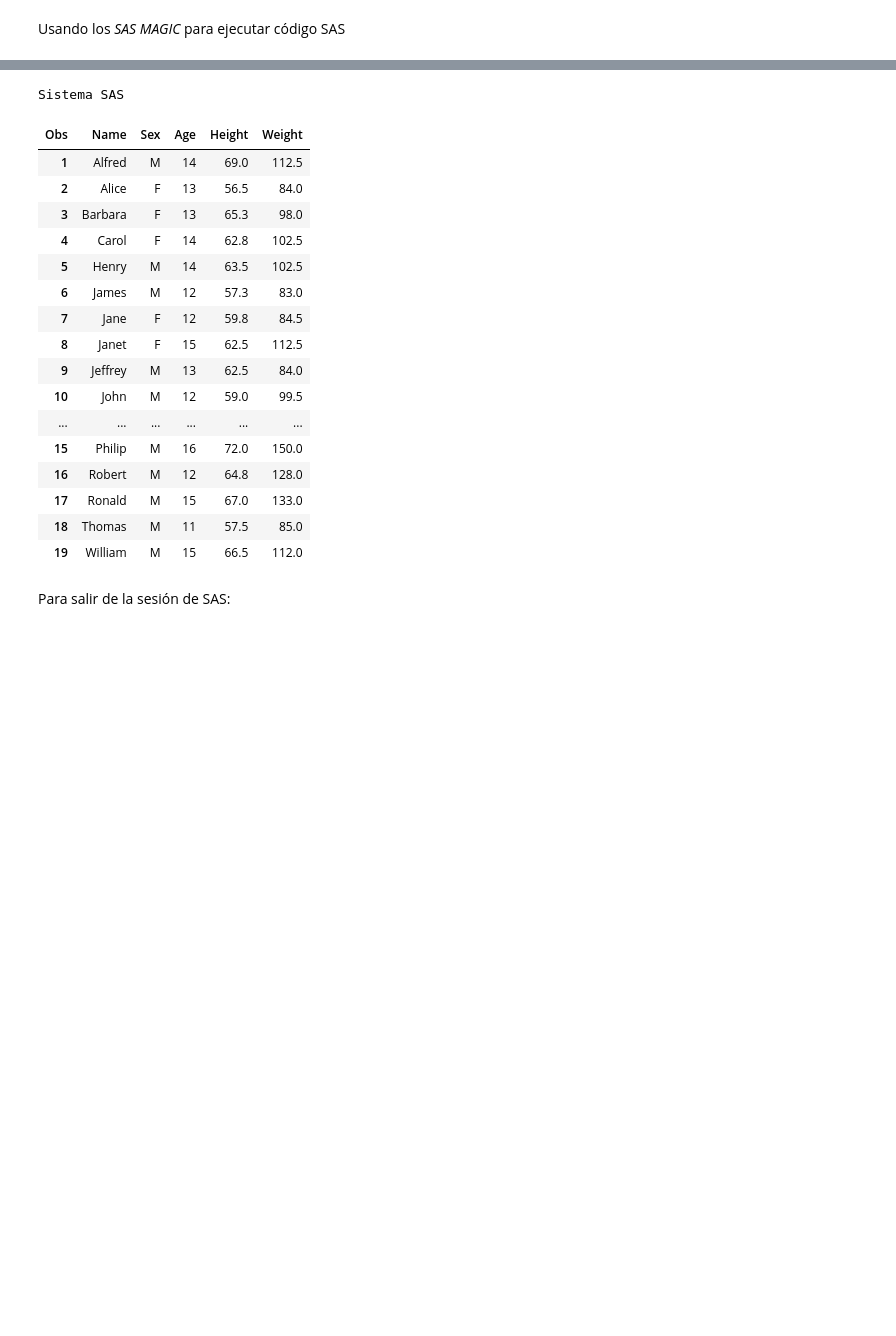
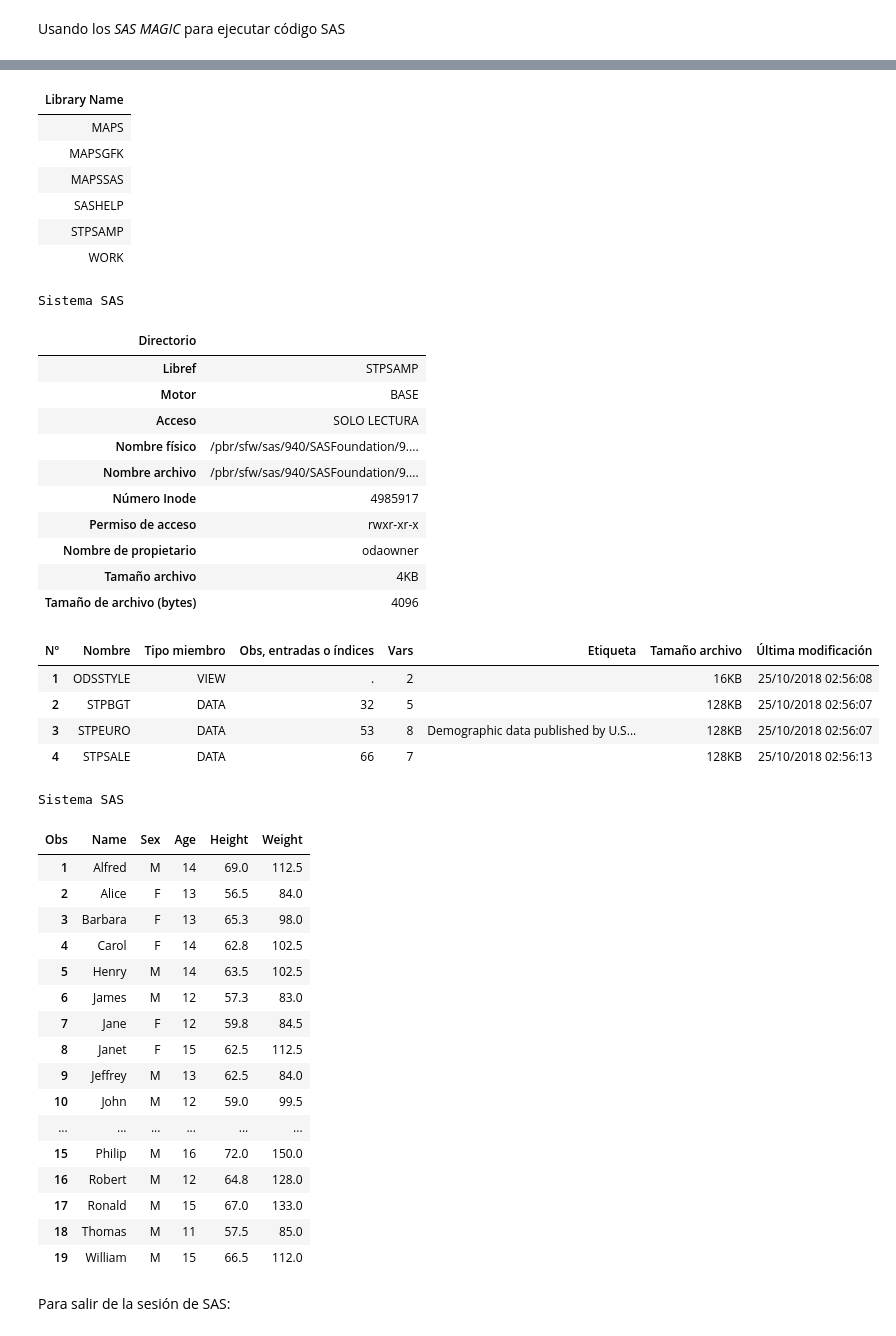
Before and after one commit to FranciscoAriel/FranciscoAriel.github.io, a Jupyter notebook: site/sas/src/Aprendiendo_saspy.ipynb, the cells around one changed output, grey strips where cells are left out. Saved outputs shown, nothing was run; the diff lists cells and outputs as text; code cells hidden in the pictures; blank space fills up the shorter version.

```diff
--- a/site/sas/src/Aprendiendo_saspy.ipynb
+++ b/site/sas/src/Aprendiendo_saspy.ipynb
@@ -48,6 +64,12 @@ datos.columnInfo()
 Usando los *SAS MAGIC* para ejecutar código SAS
 # %%
 %%SAS
+PROC SQL;
+SELECT UNIQUE
+LIBNAME FROM sashelp.vcolumn ORDER BY LIBNAME;
+QUIT;
+PROC DATASETS LIBRARY = STPSAMP DETAILS;
+RUN;
 proc print data=sashelp.class;
 run;
 
@@ -60,21 +81,45 @@ SAS Connection established. Subprocess id is 11900
+| Library Name |
+| MAPS |
+| MAPSGFK |
+| MAPSSAS |
+| SASHELP |
+| STPSAMP |
+| WORK |
 Sistema SAS
-| Obs | Name | Sex | Age | Height | Weight |
-| 1 | Alfred | M | 14 | 69.0 | 112.5 |
-| 2 | Alice | F | 13 | 56.5 | 84.0 |
-| 3 | Barbara | F | 13 | 65.3 | 98.0 |
-| 4 | Carol | F | 14 | 62.8 | 102.5 |
-| 5 | Henry | M | 14 | 63.5 | 102.5 |
-| 6 | James | M | 12 | 57.3 | 83.0 |
-| 7 | Jane | F | 12 | 59.8 | 84.5 |
-| 8 | Janet | F | 15 | 62.5 | 112.5 |
-| 9 | Jeffrey | M | 13 | 62.5 | 84.0 |
-| 10 | John | M | 12 | 59.0 | 99.5 |
-| ... | ... | ... | ... | ... | ... |
-| 15 | Philip | M | 16 | 72.0 | 150.0 |
-| 16 | Robert | M | 12 | 64.8 | 128.0 |
-| 17 | Ronald | M | 15 | 67.0 | 133.0 |
-| 18 | Thomas | M | 11 | 57.5 | 85.0 |
-| 19 | William | M | 15 | 66.5 | 112.0 |
+| Directorio |  |
+| Libref | STPSAMP |
+| Motor | BASE |
+| Acceso | SOLO LECTURA |
+| Nombre físico | /pbr/sfw/sas/940/SASFoundation/9.... |
+| Nombre archivo | /pbr/sfw/sas/940/SASFoundation/9.... |
+| Número Inode | 4985917 |
+| Permiso de acceso | rwxr-xr-x |
+| Nombre de propietario | odaowner |
+| Tamaño archivo | 4KB |
+| Tamaño de archivo (bytes) | 4096 |
+| Nº | Nombre | Tipo miembro | Obs, entradas o índices | Vars | Etiqueta | Tamaño archivo | Última modificación |
+| 1 | ODSSTYLE | VIEW | . | 2 |  | 16KB | 25/10/2018 02:56:08 |
+| 2 | STPBGT | DATA | 32 | 5 |  | 128KB | 25/10/2018 02:56:07 |
+| 3 | STPEURO | DATA | 53 | 8 | Demographic data published by U.S... | 128KB | 25/10/2018 02:56:07 |
+| 4 | STPSALE | DATA | 66 | 7 |  | 128KB | 25/10/2018 02:56:13 |
+Sistema SAS
+| Obs | Name | Sex | Age | Height | Weight |
+| 1 | Alfred | M | 14 | 69.0 | 112.5 |
+| 2 | Alice | F | 13 | 56.5 | 84.0 |
+| 3 | Barbara | F | 13 | 65.3 | 98.0 |
+| 4 | Carol | F | 14 | 62.8 | 102.5 |
+| 5 | Henry | M | 14 | 63.5 | 102.5 |
+| 6 | James | M | 12 | 57.3 | 83.0 |
+| 7 | Jane | F | 12 | 59.8 | 84.5 |
+| 8 | Janet | F | 15 | 62.5 | 112.5 |
+| 9 | Jeffrey | M | 13 | 62.5 | 84.0 |
+| 10 | John | M | 12 | 59.0 | 99.5 |
+| ... | ... | ... | ... | ... | ... |
+| 15 | Philip | M | 16 | 72.0 | 150.0 |
+| 16 | Robert | M | 12 | 64.8 | 128.0 |
+| 17 | Ronald | M | 15 | 67.0 | 133.0 |
+| 18 | Thomas | M | 11 | 57.5 | 85.0 |
+| 19 | William | M | 15 | 66.5 | 112.0 |
 # %% [markdown]
 Para salir de la sesión de SAS:
 # %%
```
Also changed, not shown: parts of 3 cells of this notebook, 5 other files.
